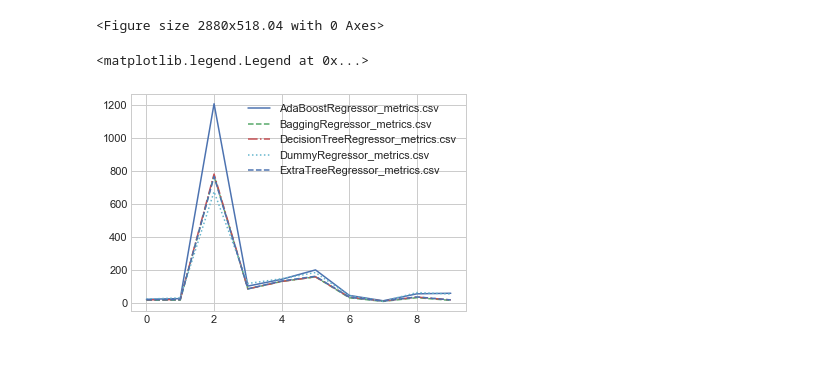
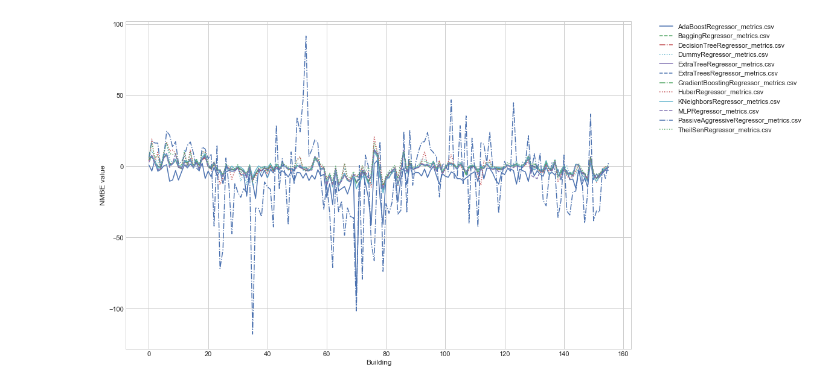
Before and after one commit to buds-lab/building-prediction-benchmarking, a Jupyter notebook: notebooks/metrics-visualization.ipynb, the cells around one changed output. Cells and saved outputs as stored; diff of their text form; code cells hidden in the pictures; blank space fills up the shorter version.

Commit message:
Add full metrics results, update visualization notebook

```diff
--- a/notebooks/metrics-visualization.ipynb
+++ b/notebooks/metrics-visualization.ipynb
@@ -48,5 +41,0 @@ len(keys)
-# %%
-dataList = []
-for elem in dataFrames:
-    dataList.append(elem['MAPE'].values)
-    print(len(elem['MAPE']))
@@ -63,5 +41,0 @@ len(dataList)
-# %%
-import numpy as np
-import pandas as pd
-import seaborn as sns
-sns.set(style="whitegrid")
@@ -72,9 +41,0 @@ for i in range(len(dataList)):
-# %%
-%matplotlib inline
-import matplotlib.pyplot as plt
-plt.style.use('seaborn-whitegrid')
-
-plt.figure(figsize=(40, 7.195))
-import numpy as np
-# %% [output]
-<Figure size 2880x518.04 with 0 Axes>
@@ -85,11 +42,29 @@ def createLine(values, styleIndex, label):
-# %%
-lines = []
-for i in range(len(keys)):
-    value, = createLine(values[i], i, keys[i])
-    lines.append(value)
-
-
-plt.legend(handles=lines)
-# %% [output]
-<matplotlib.legend.Legend at 0x...>
-[figure, removed]
+# %%
+# MAPE,NMBE,CVRSME,RSQUARED possible arguments
+# Creates visualization based on argument
+def visualize(arg):
+    dataList = []
+    values = []
+    for elem in dataFrames:
+
+        dataList.append(elem[arg].values)
+
+    for i in range(len(dataList)):
+        values.append(dataList[i])
+    lines = []
+    plt.style.use('seaborn-whitegrid')
+    plt.figure(figsize=(15,10))
+
+    for i in range(len(models)):
+        # Single line creator
+        value, = plt.plot(values[i], styles[i], label=models[i])
+        lines.append(value)
+
+    plt.xlabel('Building')
+    plt.ylabel(arg + ' value')
+    plt.legend(bbox_to_anchor=(1.05, 1), loc='upper left', borderaxespad=0.)
+    plt.show()
+# %%
+visualize('NMBE')
+# %% [output]
+[figure, added]
```
Also changed, not shown: parts of 9 cells of this notebook, 17 other files.
